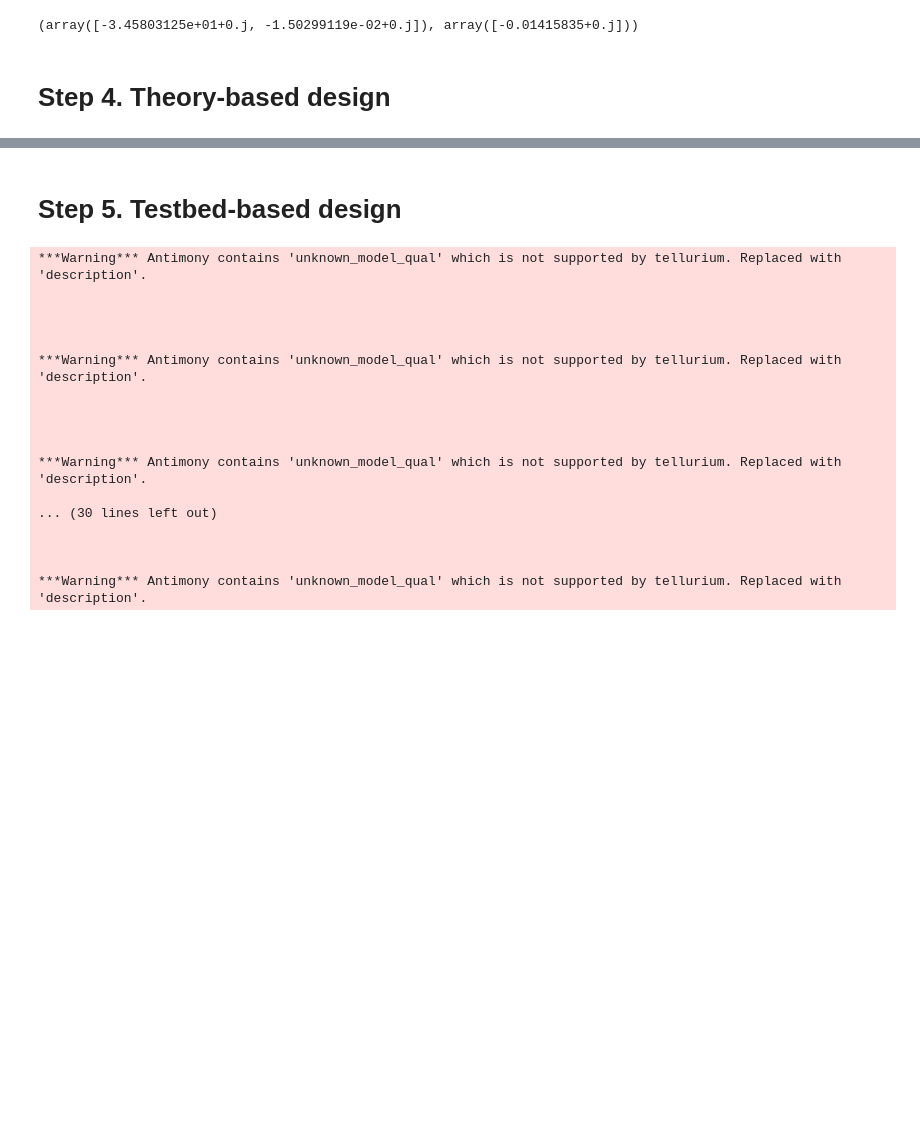
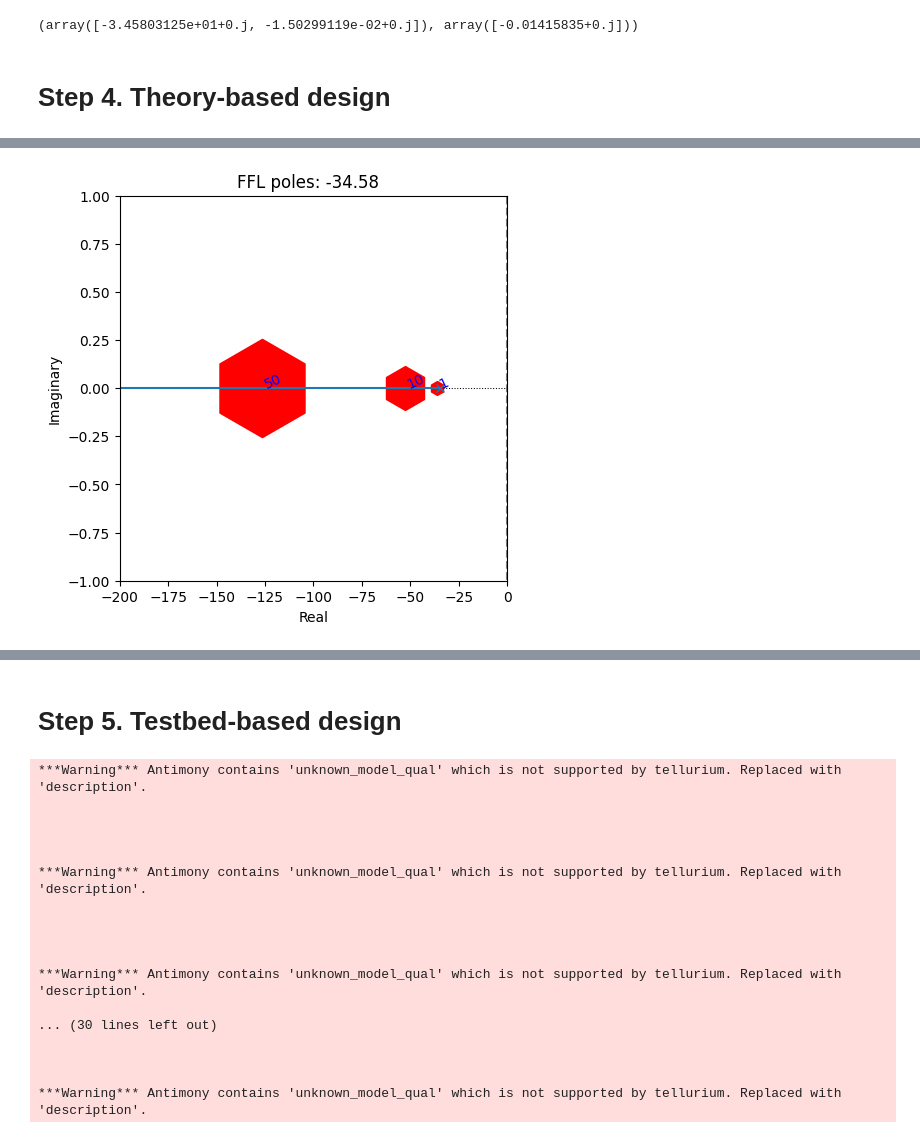
Before and after one commit to ModelEngineering/controlSBML, a Jupyter notebook: examples/control_metformin.ipynb, the cells around one changed output, grey strips where cells are left out. Saved outputs shown, nothing was run; the diff lists cells and outputs as text; code cells hidden in the pictures; blank space fills up the shorter version.

```diff
--- a/examples/control_metformin.ipynb
+++ b/examples/control_metformin.ipynb
@@ -243 +245,5 @@ plotRootLocusWithGains(TRANSFER_FUNCTION, [0.1, 1, 10], markersize_multiplier=1,
+# %%
+_ = plotRootLocusWithGains(REVISED_TRANSFER_FUNCTION, [1, 10, 50], xlim=[-200, 0])
+# %% [output]
+[figure, added]
 # %%
```
Also changed, not shown: parts of 11 cells of this notebook.
